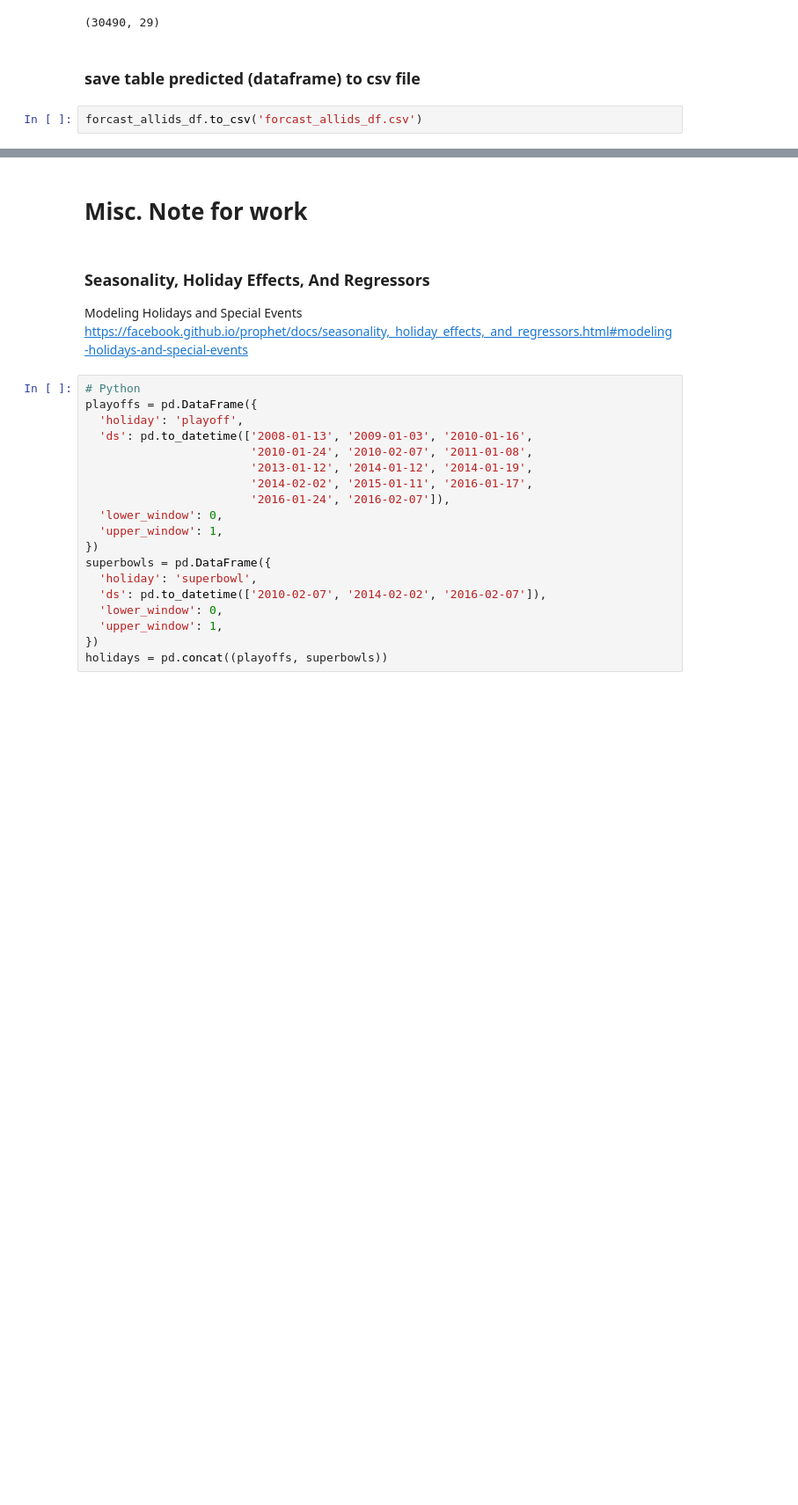
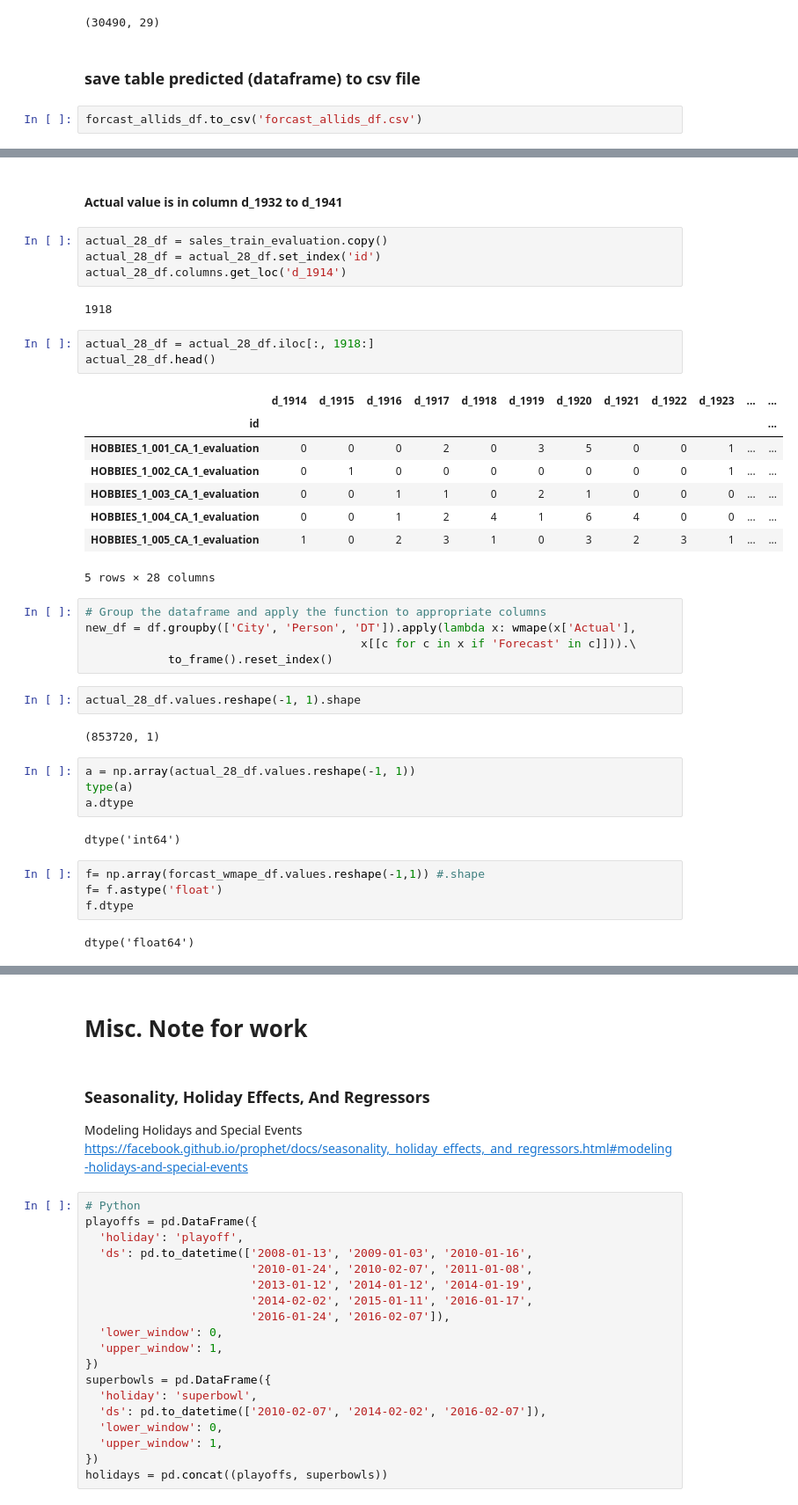
Before and after one commit to TanabutT/TimeSeriesForcasting, a Jupyter notebook: M5forcasting_tanabruce.ipynb, the cells around one changed output, grey strips where cells are left out. Shown at 88% size. Cells and saved outputs as stored; diff of their text form; blank space fills up the shorter version.

```diff
--- a/M5forcasting_tanabruce.ipynb
+++ b/M5forcasting_tanabruce.ipynb
@@ -779,0 +825,41 @@ forcast_allids_df.to_csv('forcast_allids_df.csv')
+# %% [markdown]
+#### Actual value is in column d_1932 to d_1941
+# %%
+actual_28_df = sales_train_evaluation.copy()
+actual_28_df = actual_28_df.set_index('id')
+actual_28_df.columns.get_loc('d_1914')
+# %% [output]
+1918
+# %%
+actual_28_df = actual_28_df.iloc[:, 1918:]
+actual_28_df.head()
+# %% [output]
+|  | d_1914 | d_1915 | d_1916 | d_1917 | d_1918 | d_1919 | d_1920 | d_1921 | d_1922 | d_1923 | ... | ... |
+| id |  |  |  |  |  |  |  |  |  |  |  | ... |
+| HOBBIES_1_001_CA_1_evaluation | 0 | 0 | 0 | 2 | 0 | 3 | 5 | 0 | 0 | 1 | ... | ... |
+| HOBBIES_1_002_CA_1_evaluation | 0 | 1 | 0 | 0 | 0 | 0 | 0 | 0 | 0 | 1 | ... | ... |
+| HOBBIES_1_003_CA_1_evaluation | 0 | 0 | 1 | 1 | 0 | 2 | 1 | 0 | 0 | 0 | ... | ... |
+| HOBBIES_1_004_CA_1_evaluation | 0 | 0 | 1 | 2 | 4 | 1 | 6 | 4 | 0 | 0 | ... | ... |
+| HOBBIES_1_005_CA_1_evaluation | 1 | 0 | 2 | 3 | 1 | 0 | 3 | 2 | 3 | 1 | ... | ... |
+5 rows × 28 columns
+# %%
+# Group the dataframe and apply the function to appropriate columns
+new_df = df.groupby(['City', 'Person', 'DT']).apply(lambda x: wmape(x['Actual'],
+                                        x[[c for c in x if 'Forecast' in c]])).\
+            to_frame().reset_index()
+# %%
+actual_28_df.values.reshape(-1, 1).shape
+# %% [output]
+(853720, 1)
+# %%
+a = np.array(actual_28_df.values.reshape(-1, 1))
+type(a)
+a.dtype
+# %% [output]
+dtype('int64')
+# %%
+f= np.array(forcast_wmape_df.values.reshape(-1,1)) #.shape
+f= f.astype('float')
+f.dtype
+# %% [output]
+dtype('float64')
```
Also changed, not shown: parts of 11 cells of this notebook.
